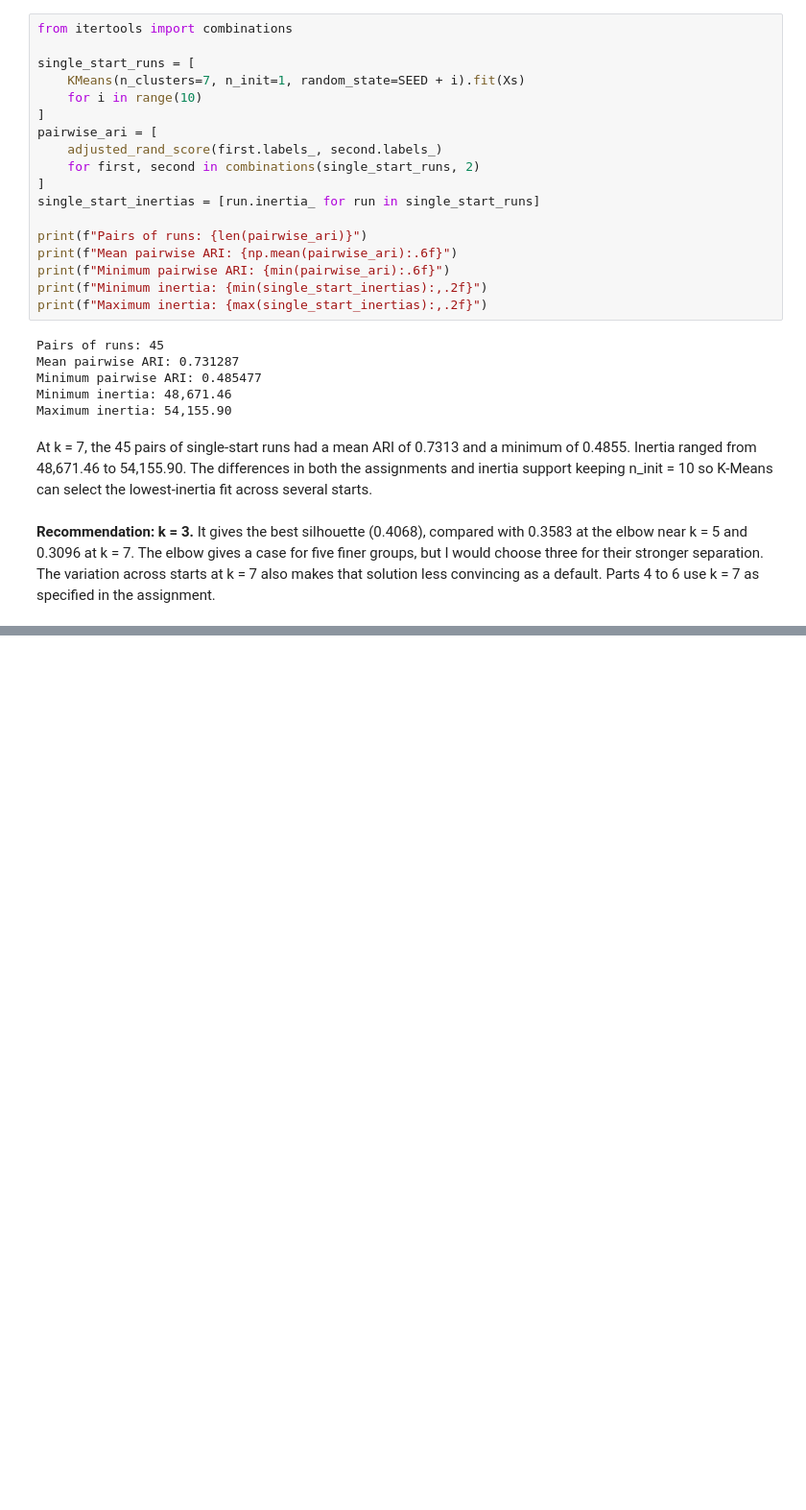
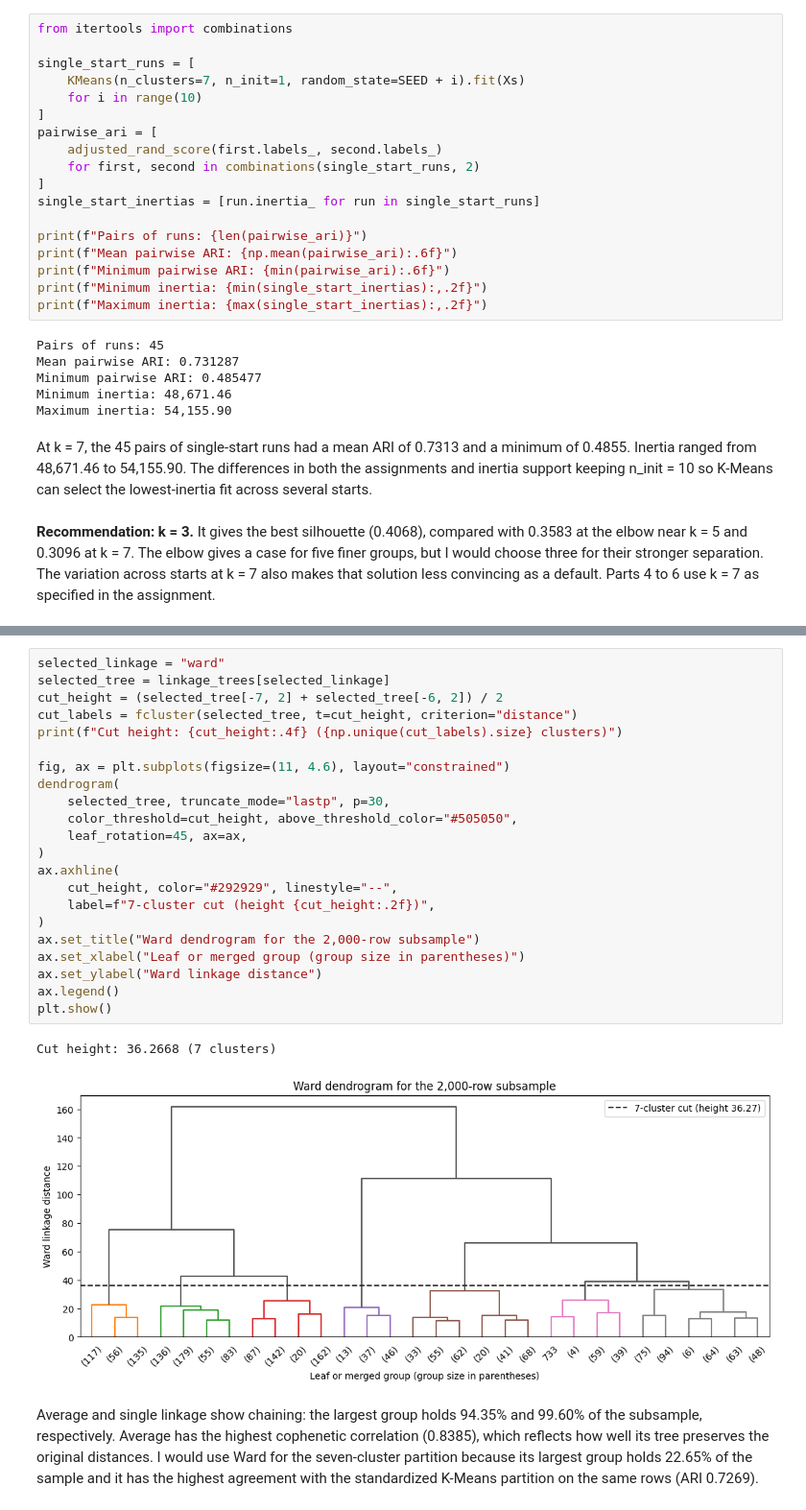
Before and after one commit to ShakenbaevD/Shakenbayev_ML_lab_5, a Jupyter notebook: Shakenbayev_task5.ipynb, the cells around one changed output, grey strips where cells are left out. Shown at 96% size. Cells and saved outputs as stored; diff of their text form; blank space fills up the shorter version.

Commit message:
Compare hierarchical linkages and plot Ward dendrogram

```diff
--- a/Shakenbayev_task5.ipynb
+++ b/Shakenbayev_task5.ipynb
@@ -305,0 +350,27 @@ At k = 7, the 45 pairs of single-start runs had a mean ARI of 0.7313 and a minim
+# %%
+selected_linkage = "ward"
+selected_tree = linkage_trees[selected_linkage]
+cut_height = (selected_tree[-7, 2] + selected_tree[-6, 2]) / 2
+cut_labels = fcluster(selected_tree, t=cut_height, criterion="distance")
+print(f"Cut height: {cut_height:.4f} ({np.unique(cut_labels).size} clusters)")
+
+fig, ax = plt.subplots(figsize=(11, 4.6), layout="constrained")
+dendrogram(
+    selected_tree, truncate_mode="lastp", p=30,
+    color_threshold=cut_height, above_threshold_color="#505050",
+    leaf_rotation=45, ax=ax,
+)
+ax.axhline(
+    cut_height, color="#292929", linestyle="--",
+    label=f"7-cluster cut (height {cut_height:.2f})",
+)
+ax.set_title("Ward dendrogram for the 2,000-row subsample")
+ax.set_xlabel("Leaf or merged group (group size in parentheses)")
+ax.set_ylabel("Ward linkage distance")
+ax.legend()
+plt.show()
+# %% [output]
+Cut height: 36.2668 (7 clusters)
+[figure, added]
+# %% [markdown]
+Average and single linkage show chaining: the largest group holds 94.35% and 99.60% of the subsample, respectively. Average has the highest cophenetic correlation (0.8385), which reflects how well its tree preserves the original distances. I would use Ward for the seven-cluster partition because its largest group holds 22.65% of the sample and it has the highest agreement with the standardized K-Means partition on the same rows (ARI 0.7269).
```
Also changed, not shown: parts of 2 cells of this notebook.
